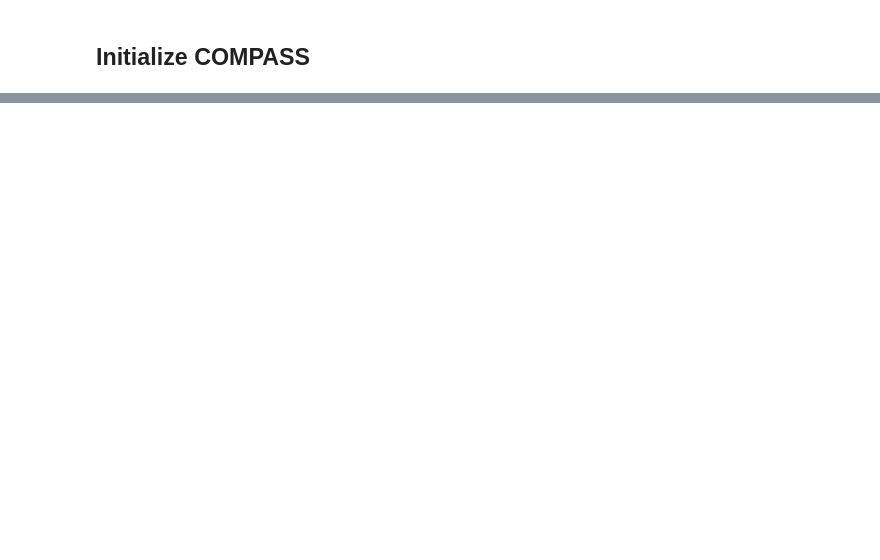
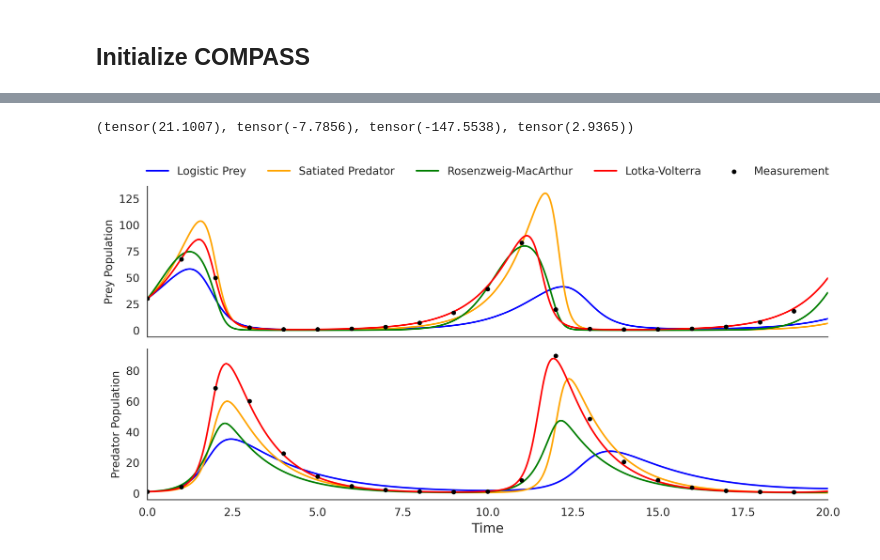
Before and after one commit to bGuenes/COMPASS, a Jupyter notebook: tutorials/Test_Predator_Prey.ipynb, the cells around one changed output, grey strips where cells are left out. Cells and saved outputs as stored; diff of their text form; code cells hidden in the pictures; blank space fills up the shorter version.

```diff
--- a/tutorials/Test_Predator_Prey.ipynb
+++ b/tutorials/Test_Predator_Prey.ipynb
@@ -225,0 +167,50 @@ plt.show()
+# %%
+mtf.stats["Lotka-Volterra"]["AIC"], mtf.stats["Logistic Prey"]["AIC"], mtf.stats["Satiated Predator"]["AIC"], mtf.stats["Rosenzweig-MacArthur"]["AIC"]
+# %% [output]
+(tensor(21.1007), tensor(-7.7856), tensor(-147.5538), tensor(2.9365))
+# %%
+def plot_results_test(names):
+    initial_state = torch.tensor([[30.0,1.0]])
+
+    # Simulation time
+    t_max = 20
+    dt = 0.01
+
+    fig, axs = plt.subplots(2,1, sharex=True, figsize=(10,5), constrained_layout=True, dpi=500)
+
+    time = torch.arange(0,20)
+
+    #sns.lineplot(x=time, y=test_data[0,::2]*100, color='blue', alpha=0.5)
+    #sns.lineplot(x=time, y=test_data[0,1::2]*100, color='orange', alpha=0.5)
+
+    colours = ['blue', 'orange', 'green', 'red']
+    for i, model_name in enumerate(names):
+        params = torch.exp(torch.tensor(mtf.stats[model_name]["MAP"][0,0]))
+        time_best, history_best = solve_ode(models[model_name], initial_state, params, t_max, dt)
+        sns.lineplot(x=time_best, y=history_best[0, :, 0], color=colours[i], label=model_name, ax=axs[0])
+        sns.lineplot(x=time_best, y=history_best[0, :, 1], color=colours[i], label=model_name, ax=axs[1])
+
+    # sns.scatterplot(x=time, y=test_data[0,::2]*100, label='Measurement', color='k', ax=axs[0])
+    # sns.scatterplot(x=time, y=test_data[0,1::2]*100, label='Measurement', color='k', ax=axs[1])
+
+    axs[0].scatter(x=time, y=test_data[0,::2]*100,
+                     color='k', label='Measurement', s=10, zorder=10)
+    axs[1].scatter(x=time, y=test_data[0,1::2]*100,
+                     color='k', label='Measurement', s=10, zorder=10)
+
+    axs[0].legend(loc='upper center', bbox_to_anchor=(0.5, 1.2), ncol=len(names)+1, frameon=False)
+    plt.xlabel('Time', fontsize=12)
+    plt.xlim(0,20)
+    axs[0].set_ylabel('Prey Population')
+    axs[1].set_ylabel('Predator Population')
+    plt.tight_layout()
+    axs[1].legend().remove()
+    for ax in axs:
+        ax.spines['top'].set_visible(False)
+        ax.spines['right'].set_visible(False)
+    plt.show()
+# %%
+names = ["Logistic Prey", "Satiated Predator", "Rosenzweig-MacArthur", "Lotka-Volterra"]
+plot_results_test(names)
+# %% [output]
+[figure, added]
```
Also changed, not shown: parts of 21 cells of this notebook, 3 other files.
